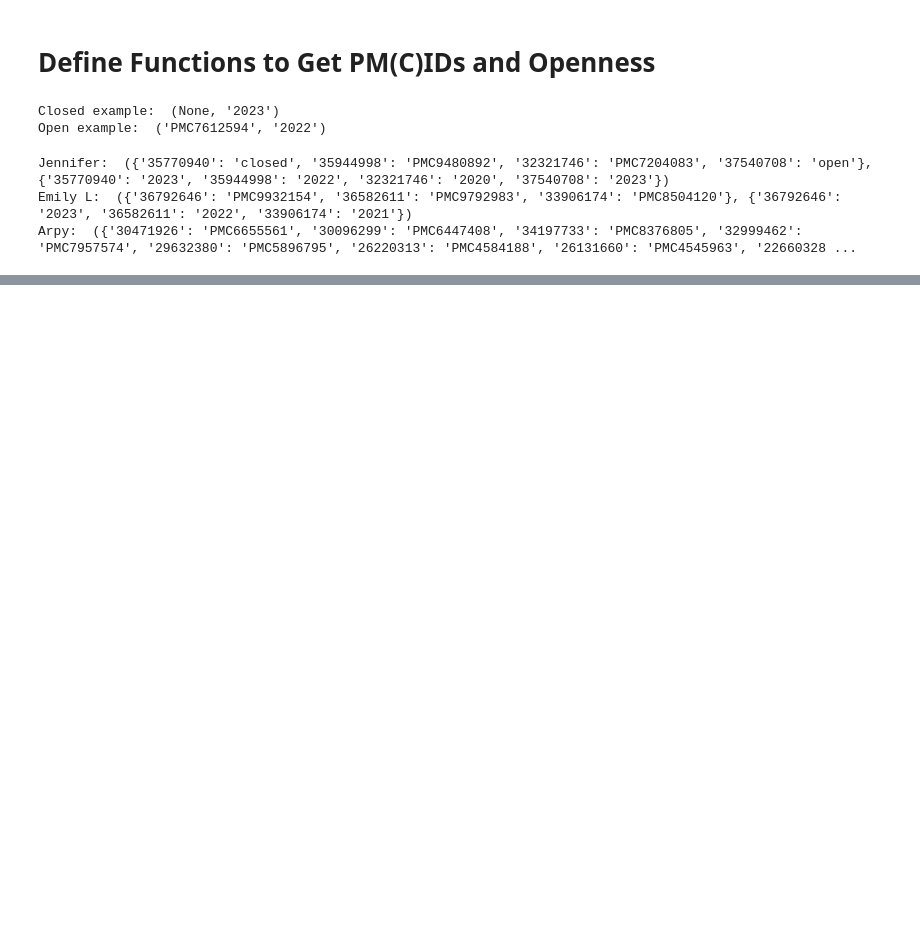
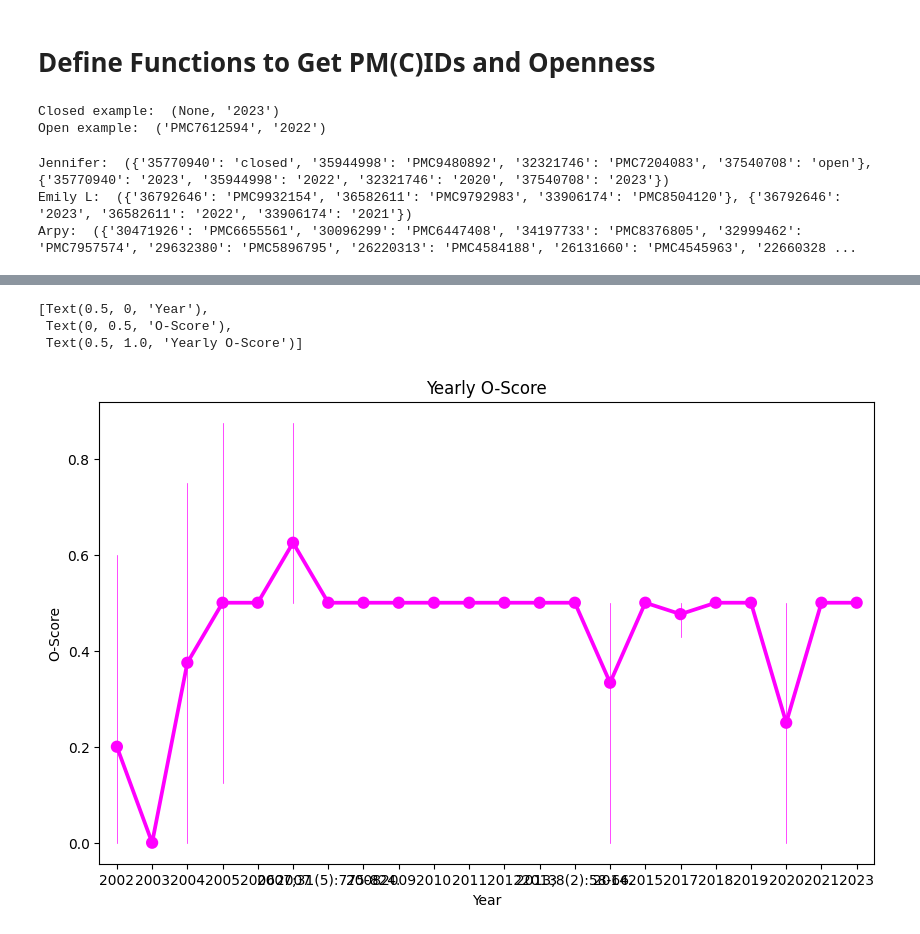
Before and after one commit to jnjahncke/o-index, a Jupyter notebook: Archive/pmids_from_author_inprog.ipynb, the cells around one changed output, grey strips where cells are left out. Drawn from its saved outputs; the diff is of its cells as text; code cells hidden in the pictures; blank space fills up the shorter version.

Commit message:
adding plots

```diff
--- a/Archive/pmids_from_author_inprog.ipynb
+++ b/Archive/pmids_from_author_inprog.ipynb
@@ -176,0 +187,17 @@ get_openness("jason early", "../apikey.txt")
+# %%
+# #plt.plot(np.array(o_df.sort_values(by ='year')['year']), np.array(o_df.sort_values(by ='year')['Score']))
+# agg_df = o_df.groupby('year')['Score'].mean().reset_index()
+# agg_df
+# # years = np.array(agg_df['year'])
+# # score = np.array(agg_df['Score'])
+# # sns.lineplot(x=years, y=score)
+plt.figure(figsize=(10, 6))
+ax = sns.pointplot(data = o_df.sort_values(by ='year'), x= 'year', y= 'Score', color = 'magenta', errwidth=0.5)
+ax.set(xlabel='Year',
+       ylabel='O-Score',
+       title='Yearly O-Score')
+# %% [output]
+[Text(0.5, 0, 'Year'),
+ Text(0, 0.5, 'O-Score'),
+ Text(0.5, 1.0, 'Yearly O-Score')]
+[figure, added]
```
Also changed, not shown: parts of 2 cells of this notebook.
